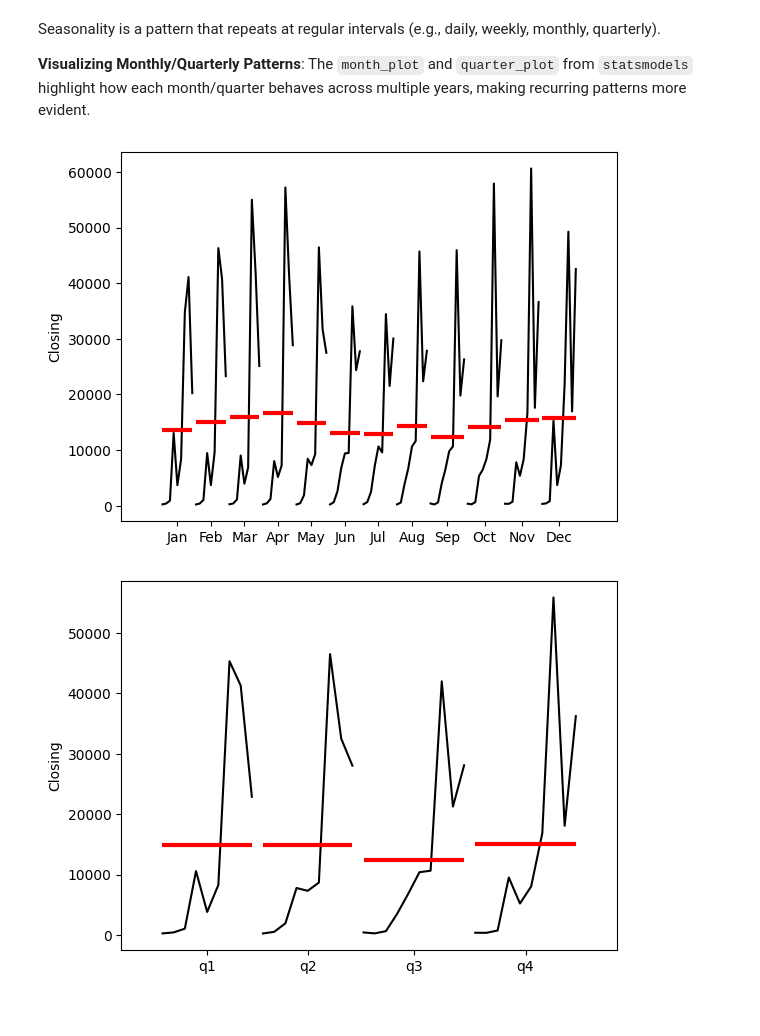
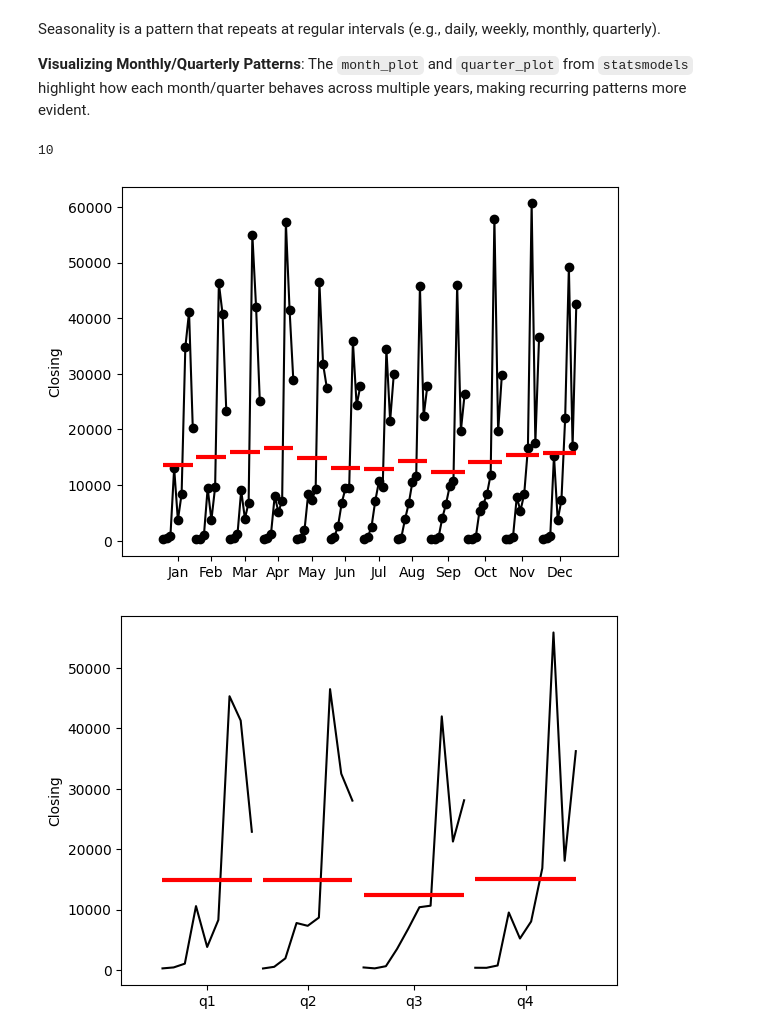
Before and after one commit to tzvikif/time_series_forcasting_udemy, a Jupyter notebook: Time_Series_Analysis/Time_Series_Analysis/Introduction_to_Time_Series_Forecasting/Introduction to Time Series Analysis.ipynb, the cells around one changed output. Drawn from its saved outputs; the diff is of its cells as text; code cells hidden in the pictures.

```diff
--- a/Time_Series_Analysis/Time_Series_Analysis/Introduction_to_Time_Series_Forecasting/Introduction to Time Series Analysis.ipynb
+++ b/Time_Series_Analysis/Time_Series_Analysis/Introduction_to_Time_Series_Forecasting/Introduction to Time Series Analysis.ipynb
@@ -306,13 +294,20 @@ df.head()
 Seasonality is a pattern that repeats at regular intervals (e.g., daily, weekly, monthly, quarterly).
 
 **Visualizing Monthly/Quarterly Patterns**: The `month_plot` and `quarter_plot` from `statsmodels` highlight how each month/quarter behaves across multiple years, making recurring patterns more evident.
+# %%
+df['Close'].resample('ME').mean().index.year.nunique()
+# %% [output]
+10
 # %%
 # Monthly seasonality plot for the 'Close' price, resampled to monthly-end ("ME") mean.
 # month_plot displays each month of the year separately, helping visualize seasonal patterns.
 month_plot(df['Close'].resample('ME').mean(), ylabel="Closing")
+plt.gca().lines[::2]
+for line in plt.gca().lines:
+    line.set_marker('o')
 plt.show()
 # %% [output]
-[figure, old version]
+[figure, new version]
 # %%
 # Quarterly seasonality plot using quarter_plot.
 # The data is resampled at the quarter-end ("QE") and then the mean is plotted by quarter.
```
Also changed, not shown: parts of 4 cells of this notebook, 6 other files.
